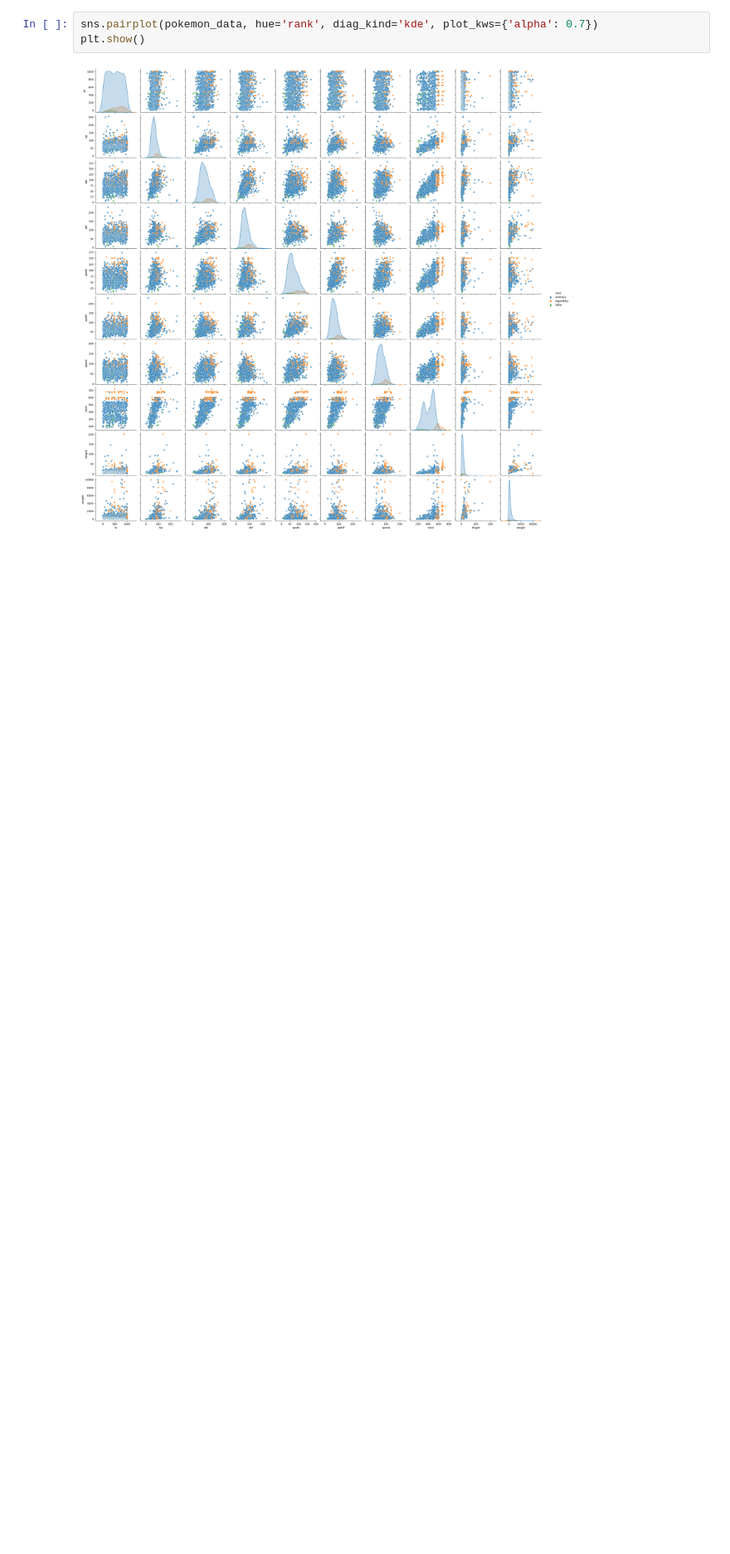
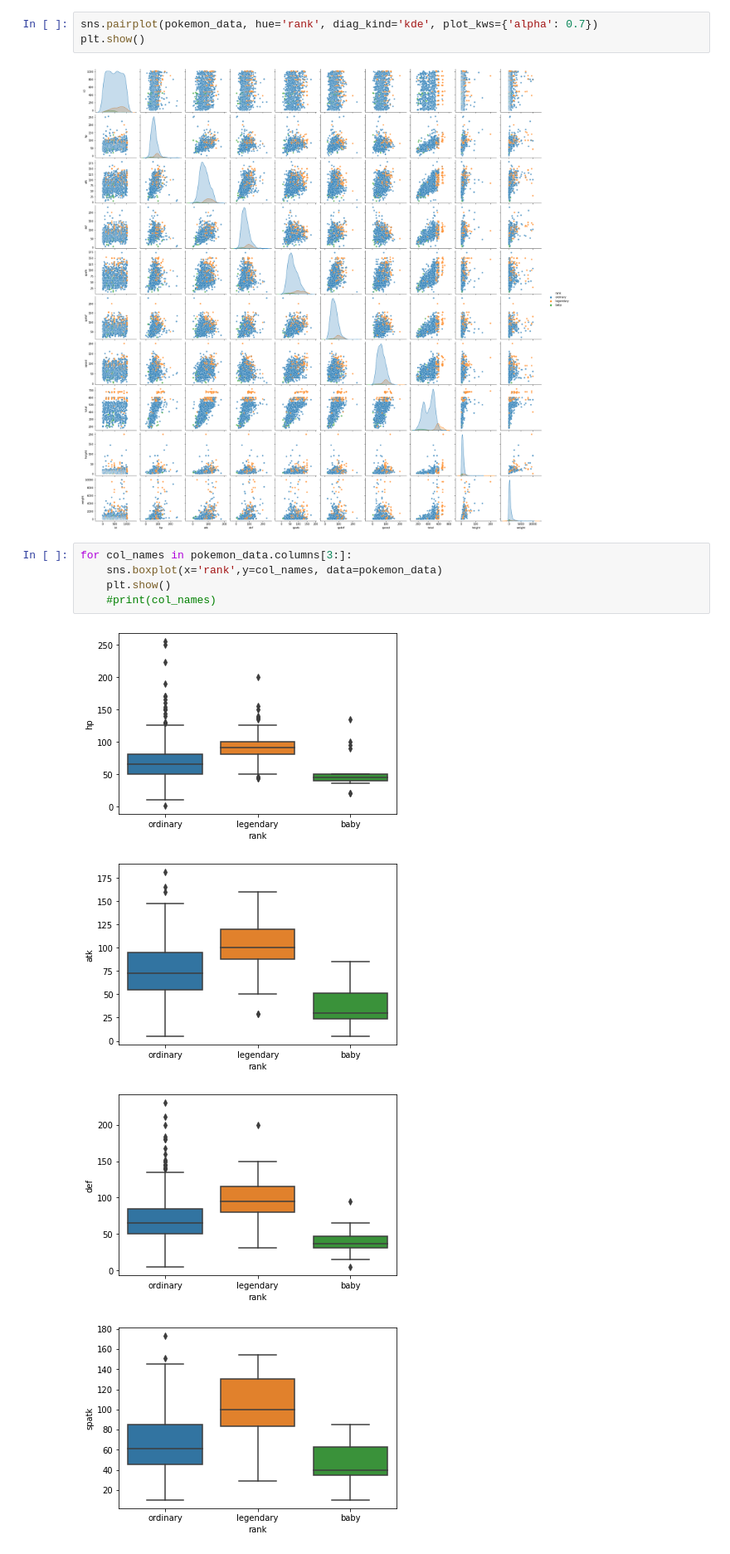
Before and after one commit to AlexanderDsouza/ECS171GroupProject, a Jupyter notebook: Pokemon_EDA.ipynb, the cells around one changed output. Shown at 83% size. Cells and saved outputs as stored; diff of their text form; blank space fills up the shorter version.

Commit message:
Box Plots for EDA

```diff
--- a/Pokemon_EDA.ipynb
+++ b/Pokemon_EDA.ipynb
@@ -92,3 +92,13 @@ sns.pairplot(pokemon_data, hue='rank', diag_kind='kde', plot_kws={'alpha': 0.7})
 plt.show()
 # %% [output]
 [figure]
+# %%
+for col_names in pokemon_data.columns[3:]:
+    sns.boxplot(x='rank',y=col_names, data=pokemon_data)
+    plt.show()
+    #print(col_names)
+# %% [output]
+[figure, added]
+[figure, added]
+[figure, added]
+[figure, added]
```
Also changed, not shown: parts of 1 cell of this notebook.
